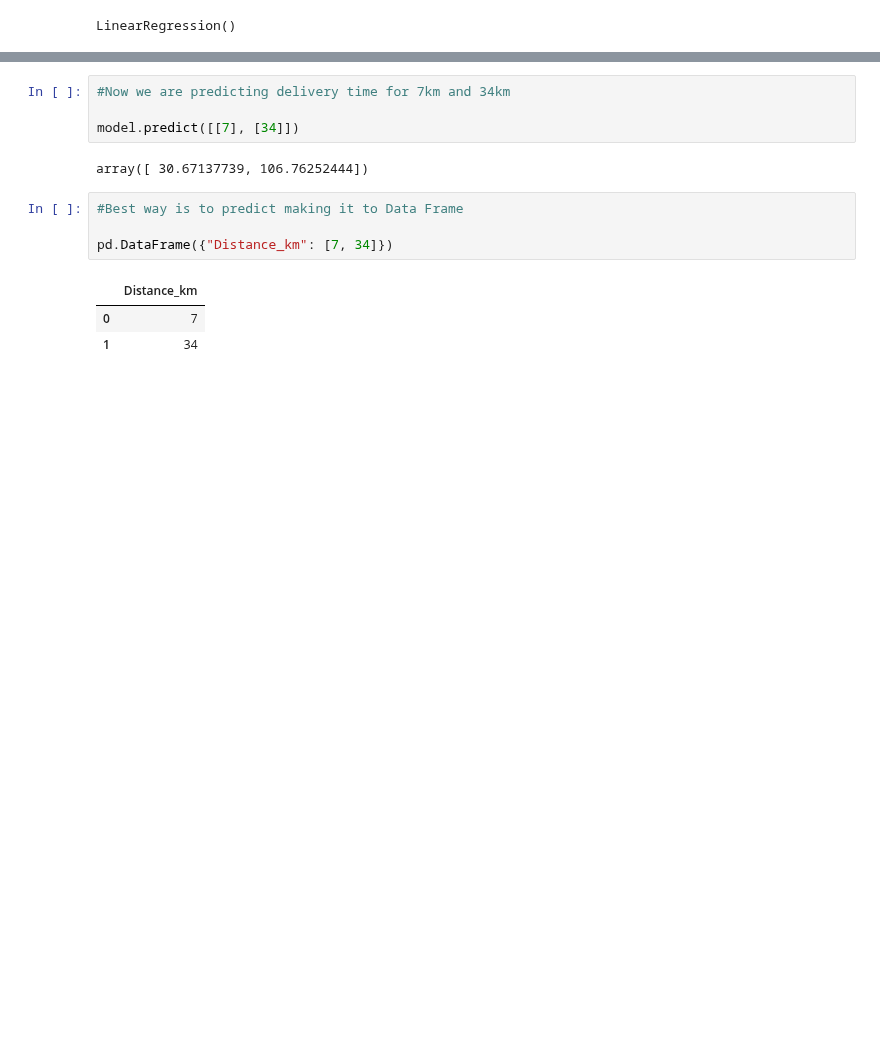
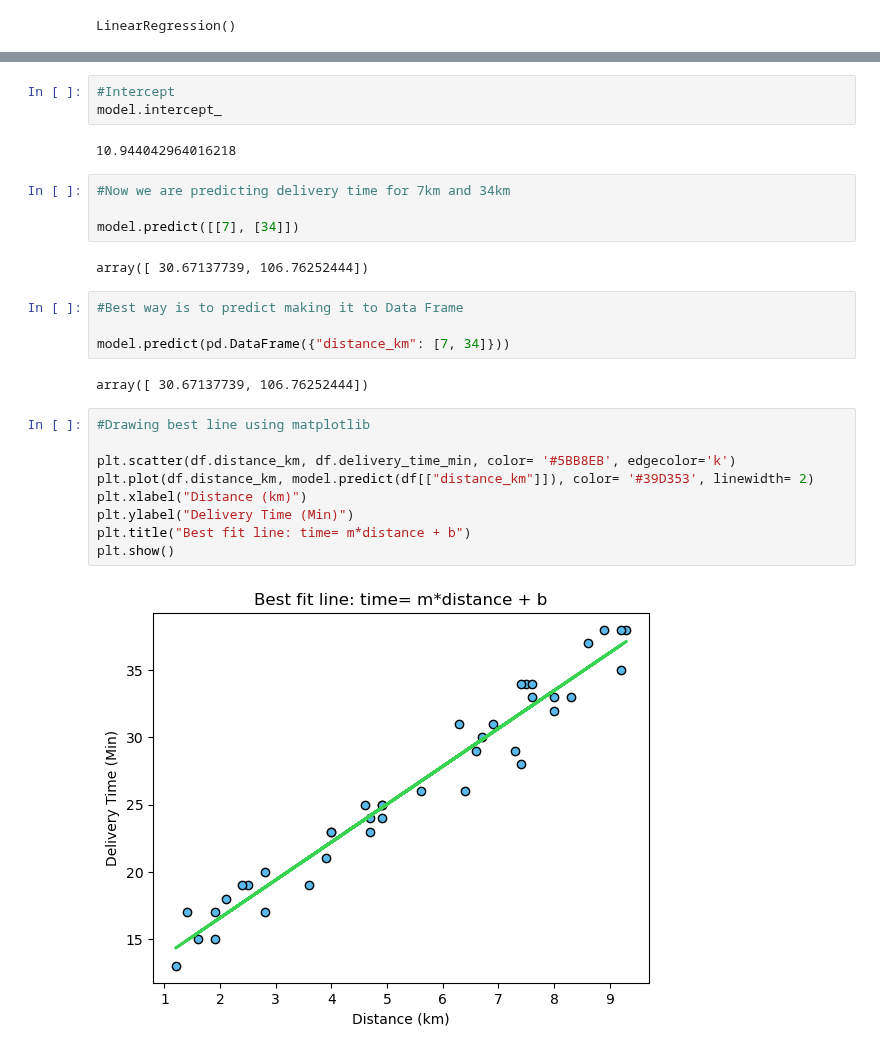
Before and after one commit to azeem932356/ML-Foundations, a Jupyter notebook: Code/LinearRegression.ipynb, the cells around one changed output, grey strips where cells are left out. Cells and saved outputs as stored; diff of their text form; blank space fills up the shorter version.

```diff
--- a/Code/LinearRegression.ipynb
+++ b/Code/LinearRegression.ipynb
@@ -31,3 +38,8 @@ LinearRegression()
+# %%
+#Intercept
+model.intercept_
+# %% [output]
+10.944042964016218
 # %%
 #Now we are predicting delivery time for 7km and 34km
 
@@ -37,8 +49,17 @@ array([ 30.67137739, 106.76252444])
 # %%
 #Best way is to predict making it to Data Frame
 
-pd.DataFrame({"Distance_km": [7, 34]})
+model.predict(pd.DataFrame({"distance_km": [7, 34]}))
 # %% [output]
-|  | Distance_km |
-| 0 | 7 |
-| 1 | 34 |
+array([ 30.67137739, 106.76252444])
+# %%
+#Drawing best line using matplotlib
+
+plt.scatter(df.distance_km, df.delivery_time_min, color= '#5BB8EB', edgecolor='k')
+plt.plot(df.distance_km, model.predict(df[["distance_km"]]), color= '#39D353', linewidth= 2)
+plt.xlabel("Distance (km)")
+plt.ylabel("Delivery Time (Min)")
+plt.title("Best fit line: time= m*distance + b")
+plt.show()
+# %% [output]
+[figure, added]
```
Also changed, not shown: parts of 1 cell of this notebook.
